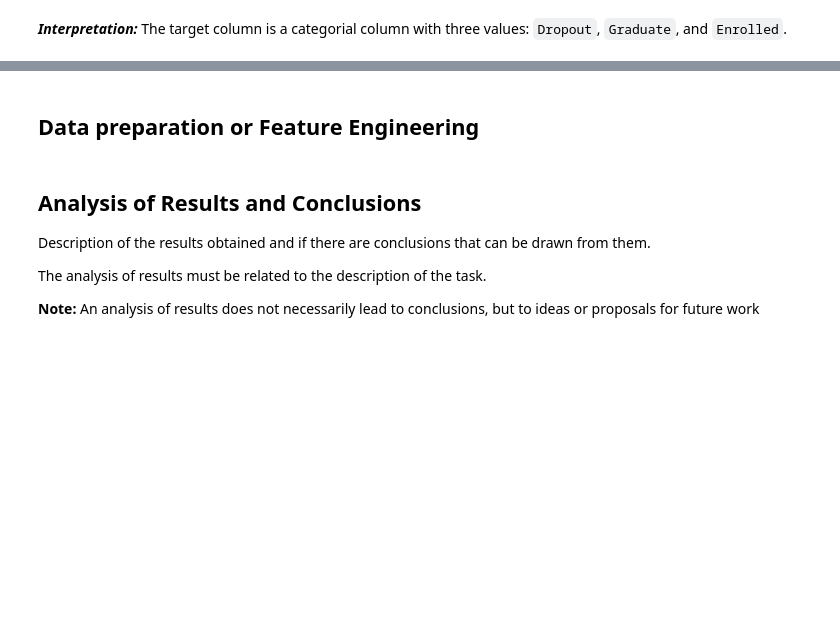
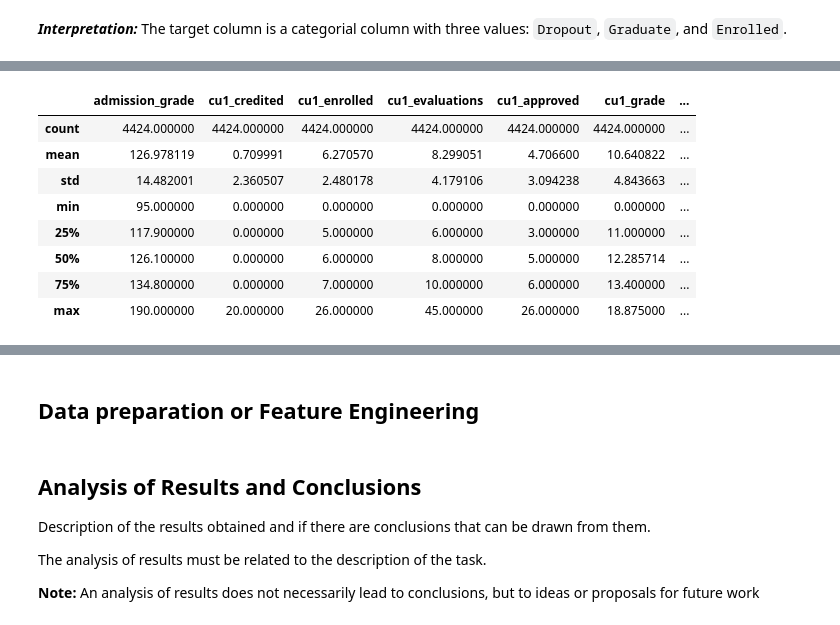
Before and after one commit to weslylaboy/student-outcome-predictor, a Jupyter notebook: notebooks/01_data_cleaning.ipynb, the cells around one changed output, grey strips where cells are left out. Drawn from its saved outputs; the diff is of its cells as text; code cells hidden in the pictures; blank space fills up the shorter version.

```diff
--- a/notebooks/01_data_cleaning.ipynb
+++ b/notebooks/01_data_cleaning.ipynb
@@ -414,0 +520,29 @@ Wall time: 21.6 ms
+# %%
+numeric_cols = [
+    'admission_grade',
+    'cu1_credited',
+    'cu1_enrolled',
+    'cu1_evaluations',
+    'cu1_approved',
+    'cu1_grade',
+    'cu1_no_evaluations',
+    'cu2_credited',
+    'cu2_enrolled',
+    'cu2_evaluations',
+    'cu2_approved',
+    'cu2_grade',
+    'cu2_no_evaluations',
+    'age_at_enrollment'
+]
+
+df[numeric_cols].describe()
+# %% [output]
+|  | admission_grade | cu1_credited | cu1_enrolled | cu1_evaluations | cu1_approved | cu1_grade | ... |
+| count | 4424.000000 | 4424.000000 | 4424.000000 | 4424.000000 | 4424.000000 | 4424.000000 | ... |
+| mean | 126.978119 | 0.709991 | 6.270570 | 8.299051 | 4.706600 | 10.640822 | ... |
+| std | 14.482001 | 2.360507 | 2.480178 | 4.179106 | 3.094238 | 4.843663 | ... |
+| min | 95.000000 | 0.000000 | 0.000000 | 0.000000 | 0.000000 | 0.000000 | ... |
+| 25% | 117.900000 | 0.000000 | 5.000000 | 6.000000 | 3.000000 | 11.000000 | ... |
+| 50% | 126.100000 | 0.000000 | 6.000000 | 8.000000 | 5.000000 | 12.285714 | ... |
+| 75% | 134.800000 | 0.000000 | 7.000000 | 10.000000 | 6.000000 | 13.400000 | ... |
+| max | 190.000000 | 20.000000 | 26.000000 | 45.000000 | 26.000000 | 18.875000 | ... |
```
Also changed, not shown: parts of 29 cells of this notebook, 1 other file.
